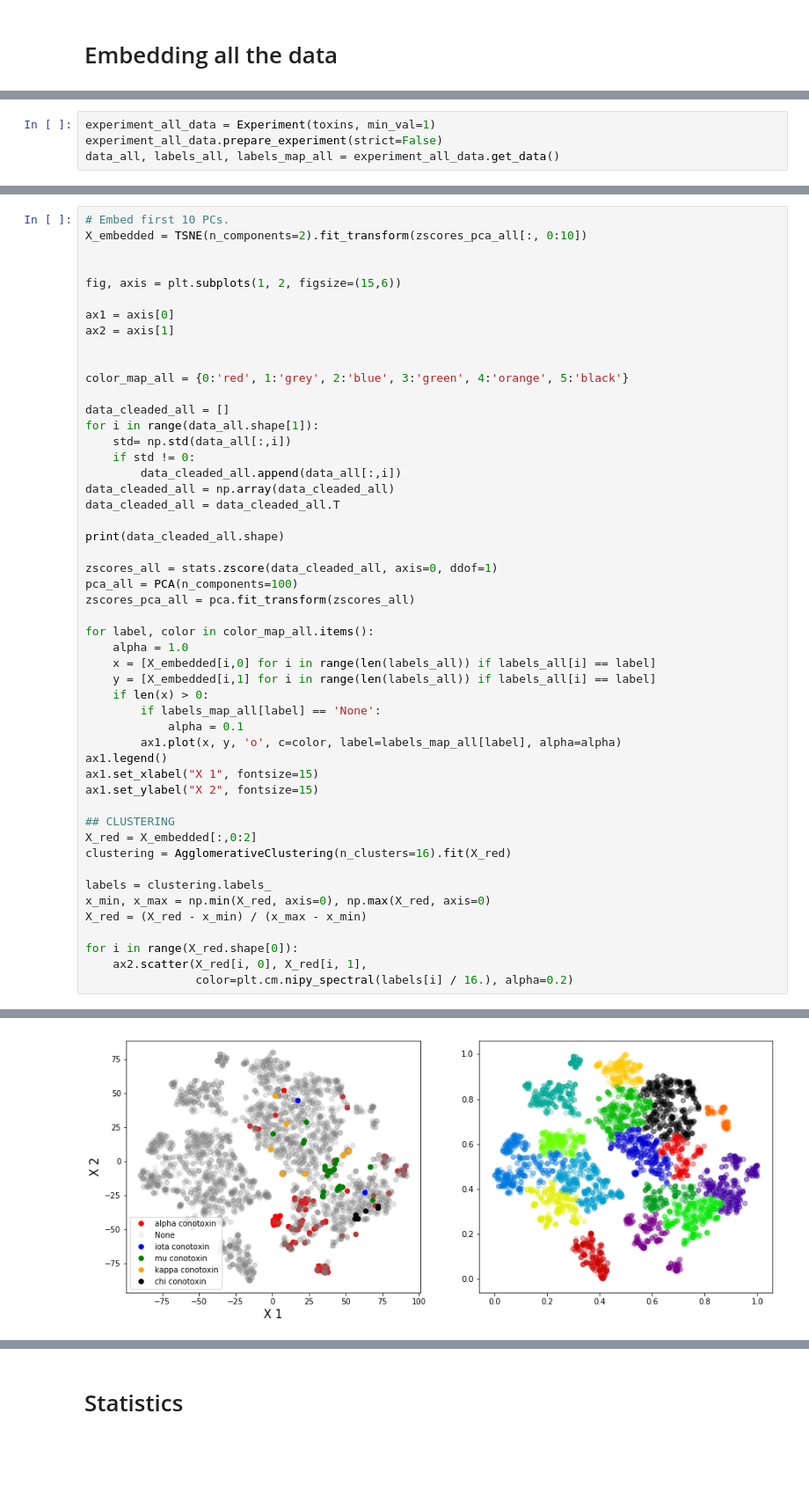
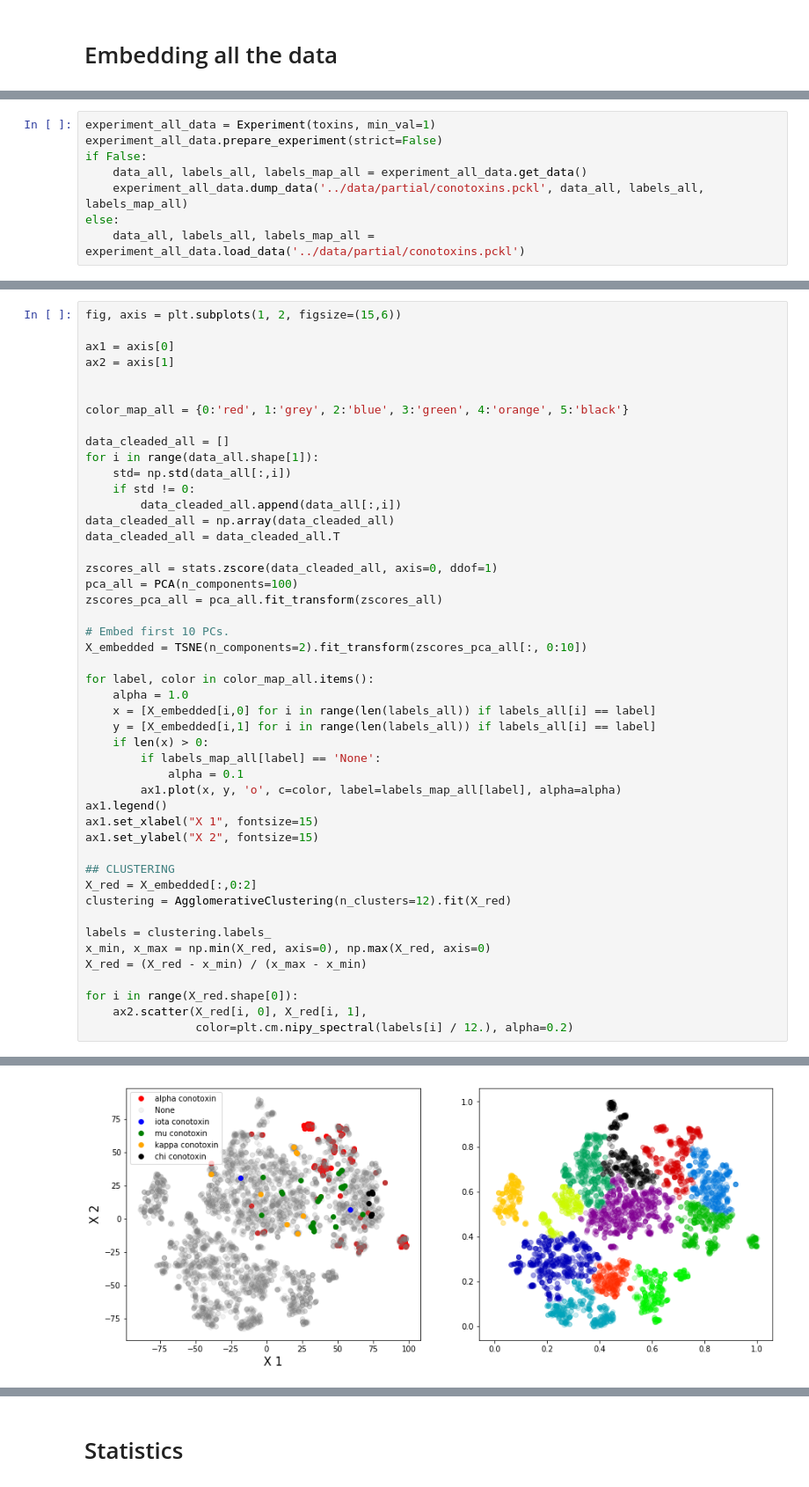
Before and after one commit to pgniewko/conotoxins, a Jupyter notebook: nb/tSNE-MLR.ipynb, the cells around one changed output, grey strips where cells are left out. Shown at 88% size. Drawn from its saved outputs; the diff is of its cells as text; blank space fills up the shorter version.

```diff
--- a/nb/tSNE-MLR.ipynb
+++ b/nb/tSNE-MLR.ipynb
@@ -167,4 +167,8 @@ Get the experiment for all the data: annotated and unannotated.
 # %%
 experiment_all_data = Experiment(toxins, min_val=1)
 experiment_all_data.prepare_experiment(strict=False)
-data_all, labels_all, labels_map_all = experiment_all_data.get_data()
+if False:
+    data_all, labels_all, labels_map_all = experiment_all_data.get_data()
+    experiment_all_data.dump_data('../data/partial/conotoxins.pckl', data_all, labels_all, labels_map_all)
+else:
+    data_all, labels_all, labels_map_all = experiment_all_data.load_data('../data/partial/conotoxins.pckl')
@@ -189,8 +175,4 @@ Skipping P01541 protein, with a sequence: GFASLILKNG
 # %%
-# Embed first 10 PCs.
-X_embedded = TSNE(n_components=2).fit_transform(zscores_pca_all[:, 0:10])
-
-
 fig, axis = plt.subplots(1, 2, figsize=(15,6))
 
 ax1 = axis[0]
@@ -207,11 +189,12 @@ for i in range(data_all.shape[1]):
 data_cleaded_all = np.array(data_cleaded_all)
 data_cleaded_all = data_cleaded_all.T
 
-print(data_cleaded_all.shape)
-
 zscores_all = stats.zscore(data_cleaded_all, axis=0, ddof=1)
 pca_all = PCA(n_components=100)
-zscores_pca_all = pca.fit_transform(zscores_all)
+zscores_pca_all = pca_all.fit_transform(zscores_all)
+
+# Embed first 10 PCs.
+X_embedded = TSNE(n_components=2).fit_transform(zscores_pca_all[:, 0:10])
 
 for label, color in color_map_all.items():
     alpha = 1.0
@@ -227,7 +210,7 @@ ax1.set_ylabel("X 2", fontsize=15)
 
 ## CLUSTERING
 X_red = X_embedded[:,0:2]
-clustering = AgglomerativeClustering(n_clusters=16).fit(X_red)
+clustering = AgglomerativeClustering(n_clusters=12).fit(X_red)
 
 labels = clustering.labels_
 x_min, x_max = np.min(X_red, axis=0), np.max(X_red, axis=0)
@@ -235,5 +218,5 @@ X_red = (X_red - x_min) / (x_max - x_min)
 
 for i in range(X_red.shape[0]):
     ax2.scatter(X_red[i, 0], X_red[i, 1],
-                color=plt.cm.nipy_spectral(labels[i] / 16.), alpha=0.2)
+                color=plt.cm.nipy_spectral(labels[i] / 12.), alpha=0.2)
 # %% [output]
@@ -241 +223 @@ for i in range(X_red.shape[0]):
-[figure, old version]
+[figure, new version]
```
Also changed, not shown: parts of 13 cells of this notebook.
